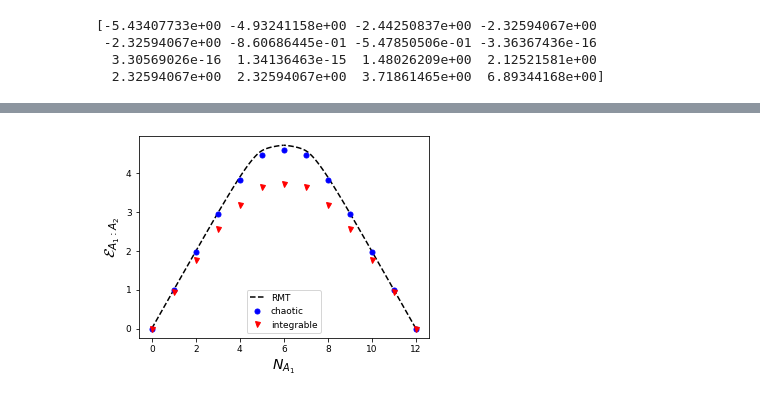
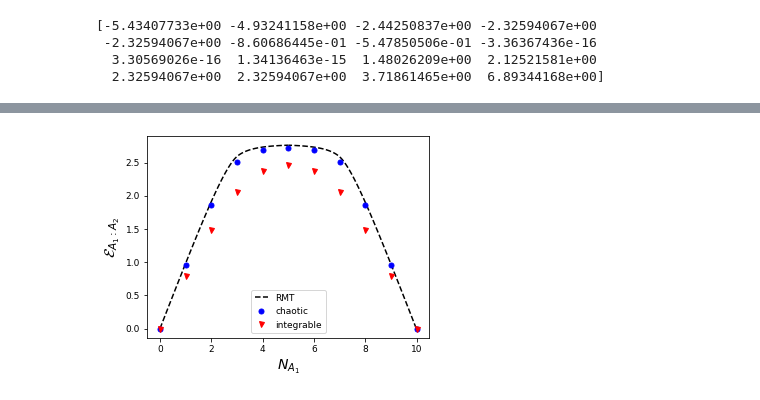
Before and after one commit to hassan-shap/RMT, a Jupyter notebook: spinchain.ipynb, the cells around one changed output, grey strips where cells are left out. Cells and saved outputs as stored; diff of their text form; code cells hidden in the pictures.

```diff
--- a/spinchain.ipynb
+++ b/spinchain.ipynb
@@ -127,13 +127,15 @@ print(ge)
   3.30569026e-16  1.34136463e-15  1.48026209e+00  2.12521581e+00
   2.32594067e+00  2.32594067e+00  3.71861465e+00  6.89344168e+00]
 # %%
-dN=16
-Na=12
+dN=10
+Na=10
 Nb = L-Na
 states=np.arange(2**(L-1)-dN,2**(L-1)+dN)
 
 neg_q=np.zeros((int(Na/2)+1,len(states)))
 neg_q0=np.zeros((int(Na/2)+1,len(states)))
+mI_q=np.zeros((int(Na/2)+1,len(states)))
+mI_q0=np.zeros((int(Na/2)+1,len(states)))
 
 dims_a = [r] * Na
 dims = [r] * L
@@ -154,6 +156,14 @@ for i_s in range(len(states)):
 #         neg_q[i_n+1,i_s]=negativity_subsys_approx(psi, dims=dims, sysa=np.arange(Na1), sysb=np.arange(Na1,Na))
         neg_q[i_n+1,i_s]=logneg_subsys(psi, dims=dims, sysa=np.arange(Na1), sysb=np.arange(Na1,Na))
         neg_q0[i_n+1,i_s]=logneg_subsys(psi0, dims=dims, sysa=np.arange(Na1), sysb=np.arange(Na1,Na))
+#         mI_q[i_n+1,i_s]=mutinf_subsys(psi, dims=dims, sysa=np.arange(Na1), sysb=np.arange(Na1,Na))
+#         mI_q0[i_n+1,i_s]=mutinf_subsys(psi0, dims=dims, sysa=np.arange(Na1), sysb=np.arange(Na1,Na))
+        mI_q[i_n+1,i_s]=quimb.calc.logneg(psi, dims=(2**Na1,2**(Na2+Nb)), sysa=0 ) \
+                        + quimb.calc.logneg(psi, dims=(2**Na2,2**(Na1+Nb)), sysa=0)\
+                        - quimb.calc.logneg(psi, dims=(2**Nb,2**Na), sysa=0)
+        mI_q0[i_n+1,i_s]=quimb.calc.logneg(psi0, dims=(2**Na1,2**(Na2+Nb)), sysa=0 ) \
+                        + quimb.calc.logneg(psi0, dims=(2**Na2,2**(Na1+Nb)), sysa=0)\
+                        - quimb.calc.logneg(psi0, dims=(2**Nb,2**Na), sysa=0)
 
 elapsed = time.time() - t_timer
 print("Finished, quimb elapsed time = %.2f " % (elapsed)+ "sec")
@@ -212,34 +222,40 @@ plt.rcParams.update({'font.size': fsize})
 
 plt.plot(R12_list*Na,logneg,'k--')
 plt.plot((0.5+R12_list[::-1])*Na,logneg,'k--',label='RMT')
 
 # logneg_q_avg=np.log2(2*np.mean(neg_q,axis=1)+1)
 logneg_q_avg= np.mean(neg_q,axis=1)
 logneg_q0_avg= np.mean(neg_q0,axis=1)
+mI_q_avg= np.mean(mI_q,axis=1)/2
+mI_q0_avg= np.mean(mI_q0,axis=1)/2
 
 mksize=5
 midsize=int(Na/2)
 plt.plot(np.arange(0,Na/2), logneg_q_avg[0:midsize], 'bo', markersize=mksize,label='chaotic')
 plt.plot(int(Na)/2+np.arange(0,int(Na)/2+1), logneg_q_avg[::-1], 'bo', markersize=mksize)
+# plt.plot(np.arange(0,Na/2), mI_q_avg[0:midsize], 'x', markersize=mksize)
+# plt.plot(int(Na)/2+np.arange(0,int(Na)/2+1), mI_q_avg[::-1], 'x', markersize=mksize)
 
 plt.plot(np.arange(0,Na/2), logneg_q0_avg[0:midsize], 'ro', marker='v', markersize=mksize,label='integrable')
 plt.plot(int(Na)/2+np.arange(0,int(Na)/2+1), logneg_q0_avg[::-1], 'ro',marker='v' , markersize=mksize)
+# plt.plot(np.arange(0,Na/2), mI_q0_avg[0:midsize], '^', markersize=mksize)
+# plt.plot(int(Na)/2+np.arange(0,int(Na)/2+1), mI_q0_avg[::-1], '^' , markersize=mksize)
 
 # yplot= np.array([0, 0.8482, 1.2754, 1.5003, 1.5529, 1.5628, 1.5530, 1.5002, 1.2753, 0.8481, 0.0000])/np.log(2)
 # yplot=[0, 0.9632, 1.8613, 2.5124, 2.6872, 2.7209, 2.6874, 2.5123, 1.8609, 0.9631, 0.0000]
 # plt.plot(np.arange(0,11), yplot, 'rx',label='J')
 
 # plt.title('$N_A$=%d' % (Na))
 plt.xlabel(r'$N_{A_1}$',fontsize = fsize+5)
 plt.ylabel(r'${\cal E}_{A_1:A_2}$',fontsize = fsize+6)
 
 # plt.ylim(0,5.)
 # plt.xlim(0,int(Lab)/2+1)
 plt.legend(fontsize=fsize,handlelength=1.5,loc='lower center')
 plt.tight_layout()
-plt.savefig('figs/spin_chain_Na_%d_Nb_%d.pdf' % (Na,Nb))
+# plt.savefig('figs/spin_chain_Na_%d_Nb_%d.pdf' % (Na,Nb))
 plt.show()
 # %% [output]
-[figure, old version]
+[figure, new version]
 # %%
 print(neg_q)
```
Also changed, not shown: parts of 1 cell of this notebook, 6 other files.
